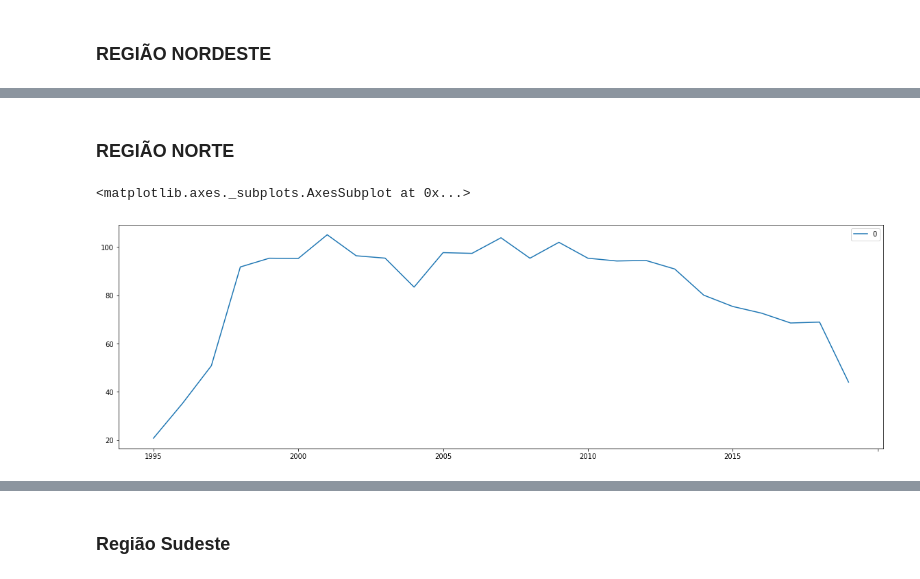
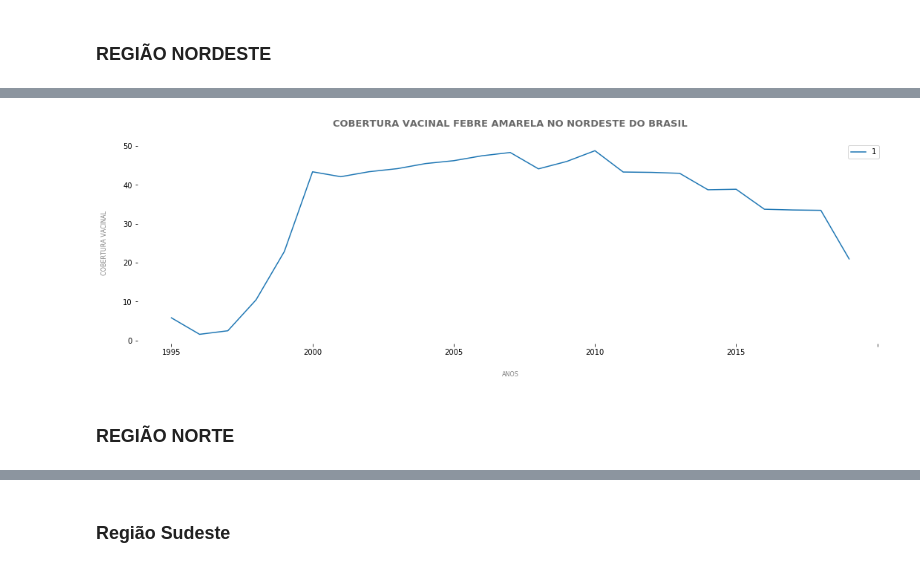
Before and after one commit to daianeklein/bootcamp-Alura, a Jupyter notebook: Desafio-Modulo2.ipynb, the cells around one changed output, grey strips where cells are left out. Drawn from its saved outputs; the diff is of its cells as text; code cells hidden in the pictures.

```diff
--- a/Desafio-Modulo2.ipynb
+++ b/Desafio-Modulo2.ipynb
@@ -85,7 +110,18 @@ df[df['Região'] == '2 Regiao Nordeste'].T[1:-1].plot(figsize=(20,6))
+# %%
+ax = df[df['Região'] == '2 Regiao Nordeste'].T[1:-1].plot(figsize=(18,5))
+
+ax = plt.title('COBERTURA VACINAL FEBRE AMARELA NO NORDESTE DO BRASIL',
+               pad = 20,
+         fontsize = 13, color ='dimgrey', fontweight = 'bold')
+
+sns.despine(bottom = True, left=True)
+
+plt.xlabel('ANOS', color = 'grey', labelpad = 20, fontsize = 8)
+plt.ylabel('COBERTURA VACINAL', color = 'grey', labelpad = 20, fontsize = 8)
+
+
+ax = ax
+# %% [output]
+[figure, added]
 # %% [markdown]
 ### REGIÃO NORTE
-# %%
-df[df['Região'] == '1 Regiao Norte'].T[1:-1].plot(figsize=(20,6))
-# %% [output]
-<matplotlib.axes._subplots.AxesSubplot at 0x...>
-[figure, removed]
```
Also changed, not shown: parts of 18 cells of this notebook.
